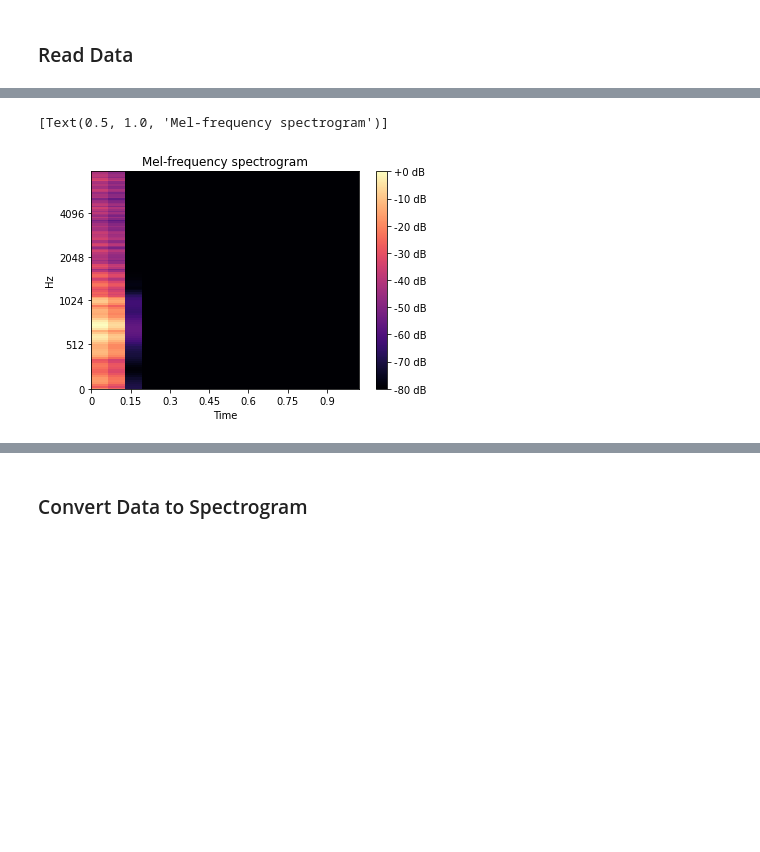
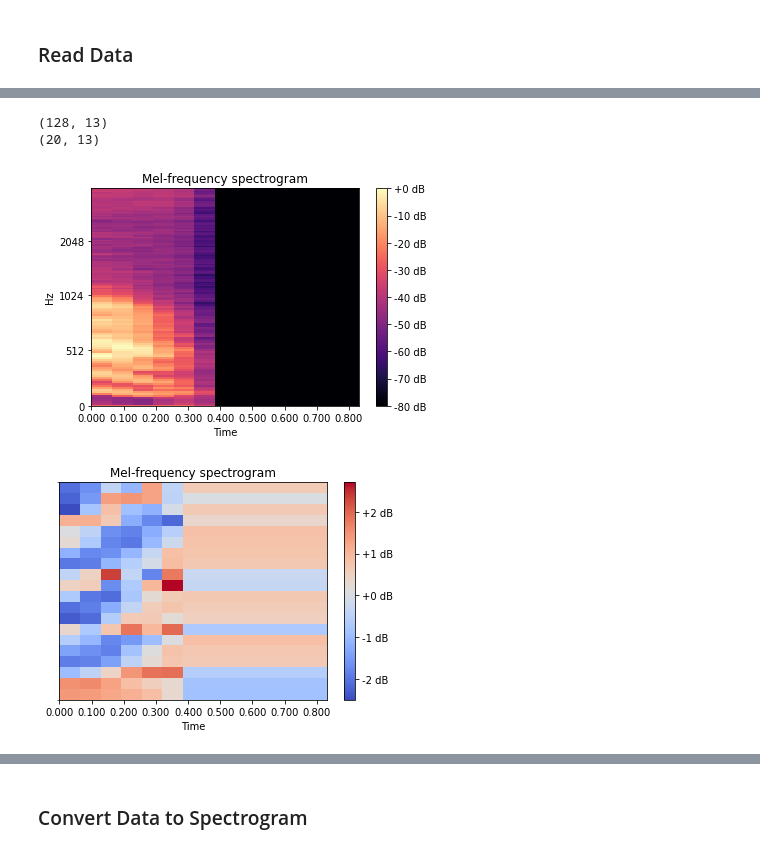
Before and after one commit to leand12/TAAProject2, a Jupyter notebook: proj2.ipynb, the cells around one changed output, grey strips where cells are left out. Drawn from its saved outputs; the diff is of its cells as text; code cells hidden in the pictures; blank space fills up the shorter version.

```diff
--- a/proj2.ipynb
+++ b/proj2.ipynb
@@ -99,7 +78,9 @@ def mel_spectrogram(waveform):
     return librosa.power_to_db(spec, ref=np.max)
 # %%
 def mfcc_spectrogram(waveform):
-    return librosa.feature.mfcc(y=waveform, sr=8000)
+    spec = librosa.feature.mfcc(y=waveform, sr=8000)
+    return spec
+    #return sklearn.preprocessing.scale(spec, axis=1)
 # %%
 def plot_spectrogram(spectrogram, ax):
   # Convert to frequencies to log scale and transpose so that the time is
@@ -217,12 +217,0 @@ X = [ np.pad(x, (0, max_size - x.shape[0])) for x in X ]
-# %%
-s = 0
-n_samples = len(X)
-n_augmentations = 2
-
-
-X, y = data_augmentation(X, y, noise=True, pitch=True)
-
-
-display(ipd.Audio(X[s], rate=8000))
-for i in range(0, 2):
-    display(ipd.Audio(X[s + 2**i*n_samples], rate=8000))
@@ -245,19 +294,37 @@ print(len(x_train), len(x_val), len(x_test))
 # %%
 #librosa.feature.mfcc(y_cut, n_fft=n_fft, hop_length=512,n_mfcc=128)
 
 #spec = librosa.stft(X[1500])
-sr = 8000
-S = librosa.feature.melspectrogram(X[1500], sr)
+
+S = mel_spectrogram(X[1500])
+
 
 fig, ax = plt.subplots()
-S_dB = librosa.power_to_db(S, ref=np.max)
-img = librosa.display.specshow(S_dB, x_axis='time',
-                         y_axis='mel', sr=sr,
-                         fmax=8000, ax=ax)
+
+img = librosa.display.specshow(S, x_axis='time',
+                         y_axis='mel', sr=rate, ax=ax)
 fig.colorbar(img, ax=ax, format='%+2.0f dB')
 ax.set(title='Mel-frequency spectrogram')
+
+print(S.shape)
+
+S = mfcc_spectrogram(X[1500])
+
+
+fig, ax = plt.subplots()
+
+img = librosa.display.specshow(S, x_axis='time',
+                         y_axis='mel', sr=rate, ax=ax)
+fig.colorbar(img, ax=ax, format='%+2.0f dB')
+ax.set(title='Mel-frequency spectrogram')
+
+librosa.display.specshow(S, sr=rate, x_axis='time')
+
+print(S.shape)
 # %% [output]
-[Text(0.5, 1.0, 'Mel-frequency spectrogram')]
+(128, 13)
+(20, 13)
-[figure, old version]
+[figure, new version]
+[figure, added]
 # %%
 waveform = X[0]
```
Also changed, not shown: parts of 20 cells of this notebook, 14 other files.
